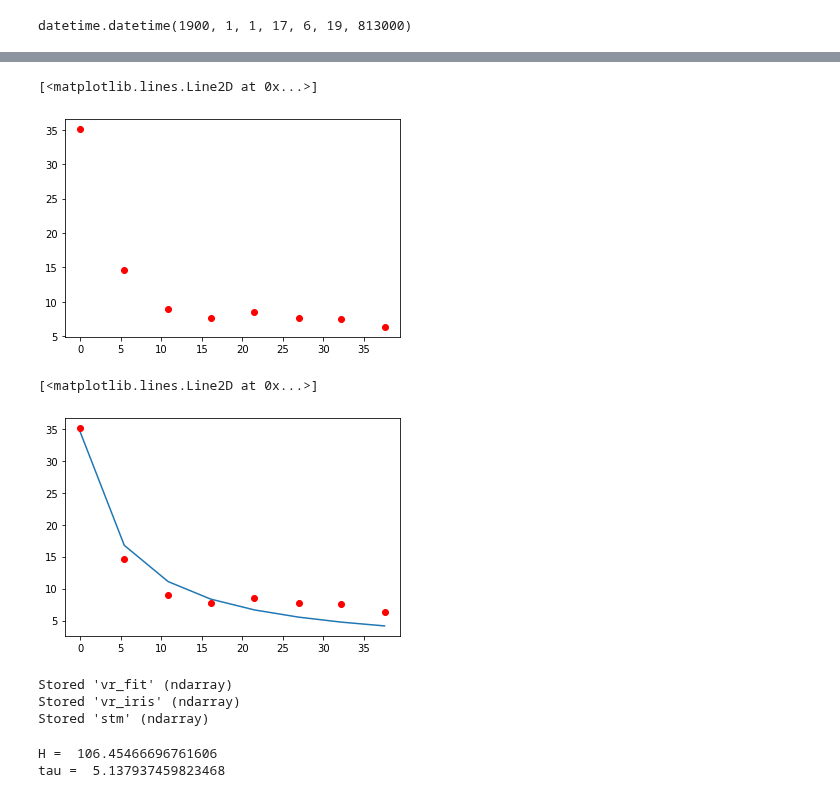
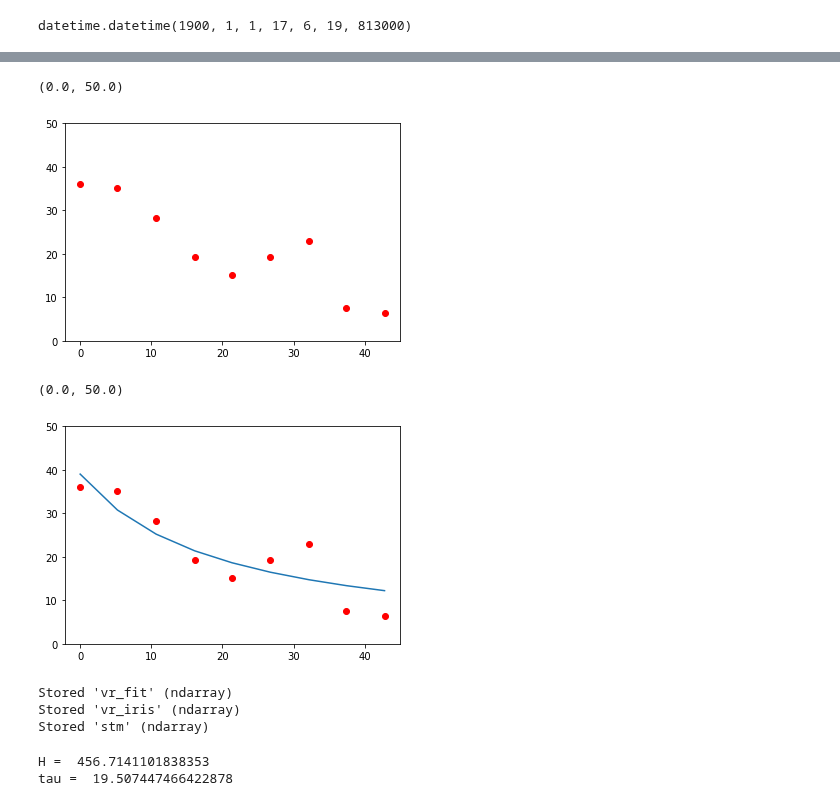
Before and after one commit to wilashfie/synth_spec, a Jupyter notebook: ebtel/fit_iris.ipynb, the cells around one changed output, grey strips where cells are left out. Saved outputs shown, nothing was run; the diff lists cells and outputs as text; code cells hidden in the pictures.

```diff
--- a/ebtel/fit_iris.ipynb
+++ b/ebtel/fit_iris.ipynb
@@ -89,7 +90,7 @@ for i in range(0,N):
     dt = data[t_i,:]
     er = error[t_i,:]
 
-    res = fit2gauss(wvl,dt,er,chi_thr=250.)
+    res = fit2gauss(wvl,dt,er,chi_thr=25.)
     a2g = res["a2g"] # extract fit parameters
     a1g = res["a1g"]
 
@@ -134,12 +129,13 @@ ax.set_xlim([tmp[1420], tmp[1430]])
 # %%
 tm -= sttime
-stm = tm[1427:1435]
+stm = tm[1426:1435]
 stm -= stm[0] # put time array into seconds, starting at max velocity, for fitting.
-vr = v_r[427:435]
+vr = v_r[426:435]
 plt.plot(stm,vr,'r' 'o')
+plt.ylim(0,50)
 # %% [output]
-[<matplotlib.lines.Line2D at 0x...>]
+(0.0, 50.0)
-[figure, old version]
+[figure, new version]
 # %%
 from scipy.optimize import curve_fit
 def u0_fit(t, *a):
@@ -151,9 +147,10 @@ vr_fit = u0_fit(stm,*popt)
 # %%
 plt.plot(stm,vr_fit,'-')
 plt.plot(stm,vr,'r' 'o')
+plt.ylim(0,50)
 # %% [output]
-[<matplotlib.lines.Line2D at 0x...>]
+(0.0, 50.0)
-[figure, old version]
+[figure, new version]
 # %%
 vr_iris = vr
 %store vr_fit
@@ -168,6 +165,6 @@ H = 0.6*popt[0]*popt[1]
 print('H = ', H)
 print('tau = ',popt[1])
 # %% [output]
-H =  106.45466696761606
-tau =  5.137937459823468
+H =  456.7141101838353
+tau =  19.507447466422878
 # %%
```
Also changed, not shown: parts of 8 cells of this notebook, 1 other file.
